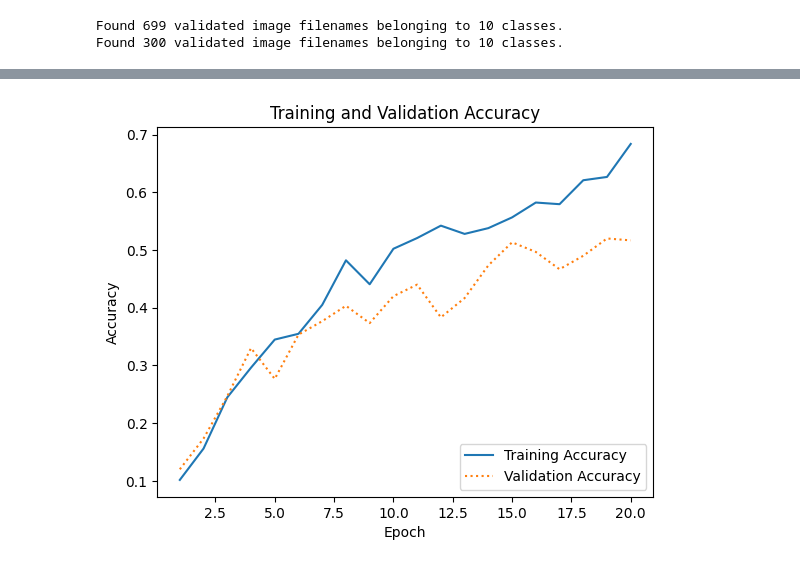
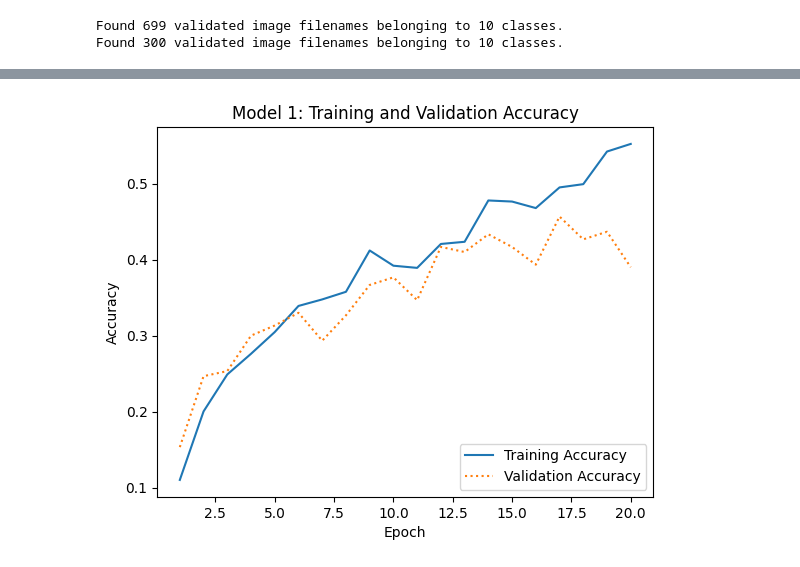
Before and after one commit to Jydkoga/genreid, a Jupyter notebook: genreid.ipynb, the cells around one changed output, grey strips where cells are left out. Drawn from its saved outputs; the diff is of its cells as text; code cells hidden in the pictures.

Commit message:
New models

```diff
--- a/genreid.ipynb
+++ b/genreid.ipynb
@@ -129,15 +129,15 @@ input_shape=(224, 224, 3)
 # build network topology
 
 model = Sequential()
-model.add(Conv2D(8, (3,3), activation= 'relu', input_shape= input_shape, padding= 'same'))
-model.add(MaxPooling2D((4,4), padding= 'same'))
-model.add(Conv2D(16, (3,3), activation= 'relu', padding= 'same'))
+model.add(Conv2D(32, (3,3), activation= 'relu', input_shape= input_shape, padding= 'same'))
 model.add(MaxPooling2D((4,4), padding= 'same'))
 model.add(Conv2D(32, (3,3), activation= 'relu', padding= 'same'))
 model.add(MaxPooling2D((4,4), padding= 'same'))
-model.add(Conv2D(64, (3,3), activation= 'relu', padding= 'same'))
+model.add(Conv2D(32, (3,3), activation= 'relu', padding= 'same'))
 model.add(MaxPooling2D((4,4), padding= 'same'))
-model.add(Conv2D(64, (3,3), activation= 'relu', padding= 'same'))
+model.add(Conv2D(32, (3,3), activation= 'relu', padding= 'same'))
+model.add(MaxPooling2D((4,4), padding= 'same'))
+model.add(Conv2D(32, (3,3), activation= 'relu', padding= 'same'))
 model.add(MaxPooling2D((4,4), padding= 'same'))
 model.add(Flatten())
 model.add(Dense(64, activation= 'relu'))
@@ -187,17 +187,19 @@ Epoch 20/20
 # %%
 # Display results
-plt.ion()
-acc = hist.history['accuracy']
-val_acc = hist.history['val_accuracy']
-epochs = range(1, len(acc) + 1)
+def display_results(hist, name):
+    plt.ion()
+    acc = hist.history['accuracy']
+    val_acc = hist.history['val_accuracy']
+    epochs = range(1, len(acc) + 1)
 
-plt.plot(epochs, acc, '-', label='Training Accuracy')
-plt.plot(epochs, val_acc, ':', label='Validation Accuracy')
-plt.title('Training and Validation Accuracy')
-plt.xlabel('Epoch')
-plt.ylabel('Accuracy')
-plt.legend(loc='lower right')
-plt.plot()
-plt.show()
+    plt.plot(epochs, acc, '-', label='Training Accuracy')
+    plt.plot(epochs, val_acc, ':', label='Validation Accuracy')
+    plt.title(name + ': Training and Validation Accuracy')
+    plt.xlabel('Epoch')
+    plt.ylabel('Accuracy')
+    plt.legend(loc='lower right')
+    plt.plot()
+    plt.show()
+display_results(hist, "Model 1")
 # %% [output]
-[figure, old version]
+[figure, new version]
```
Also changed, not shown: parts of 8 cells of this notebook.
